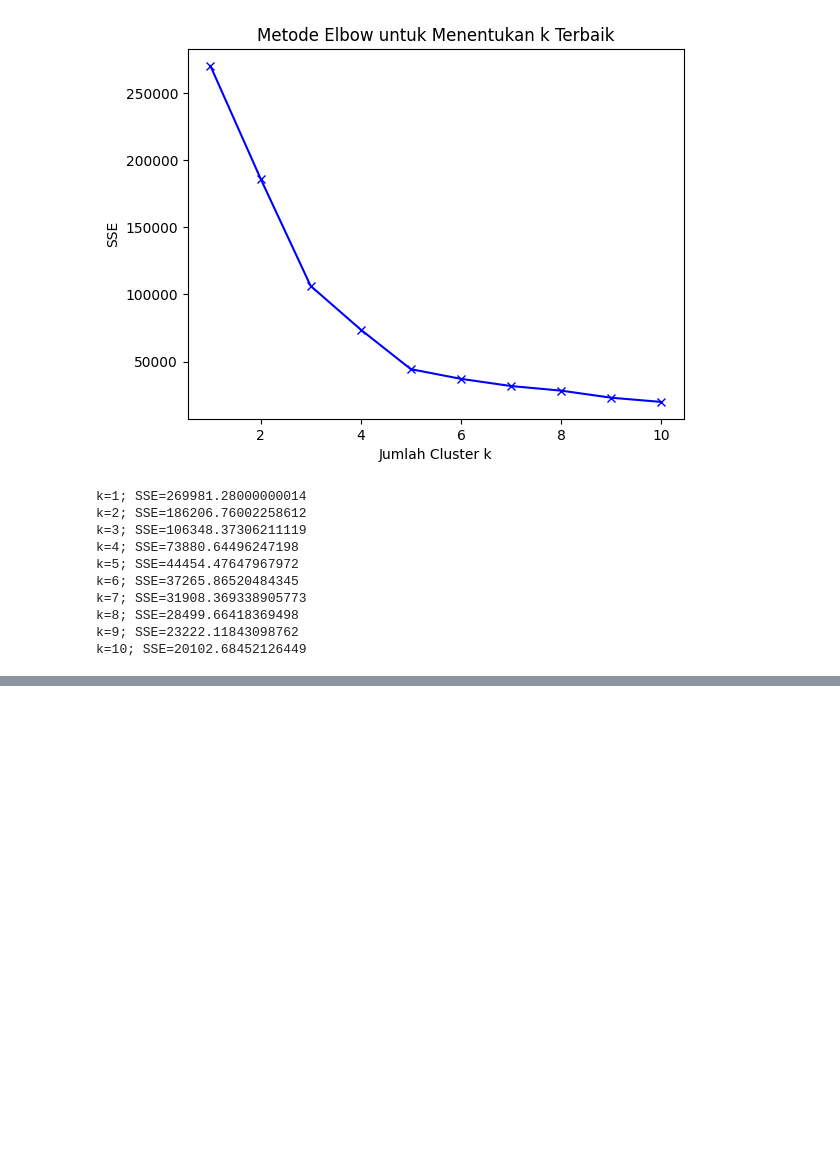
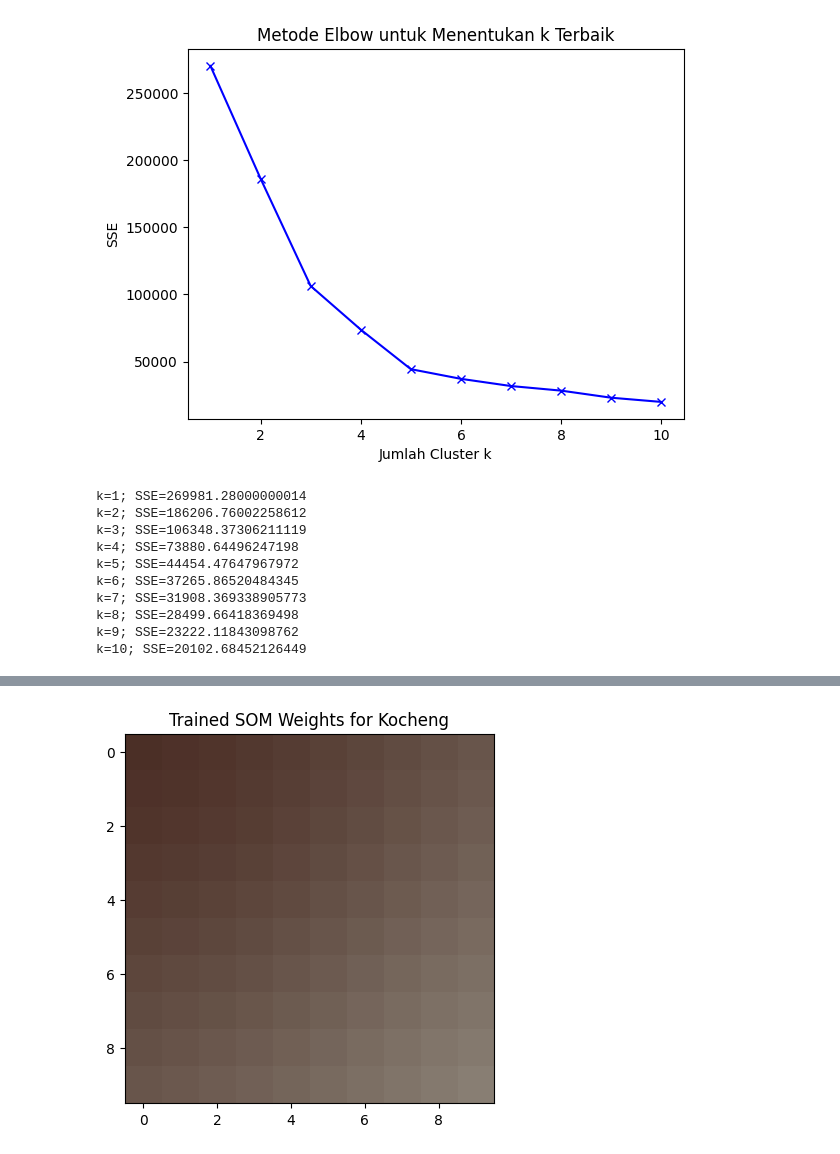
Before and after one commit to AfrizalDS/MachineLearning, a Jupyter notebook: Tugas.ipynb, the cells around one changed output, grey strips where cells are left out. Cells and saved outputs as stored; diff of their text form; code cells hidden in the pictures; blank space fills up the shorter version.

```diff
--- a/Tugas.ipynb
+++ b/Tugas.ipynb
@@ -101,0 +121,61 @@ k=10; SSE=20102.68452126449
+# %%
+
+# Fungsi untuk menginisialisasi bobot SOM
+def initialize_weights(input_shape, output_shape):
+    return np.random.rand(output_shape[0], output_shape[1], input_shape[2])
+
+# Fungsi untuk menghitung jarak antara vektor input dan bobot SOM
+def calculate_distance(input_vector, weights):
+    return np.linalg.norm(input_vector - weights, axis=2)
+
+# Fungsi untuk menemukan indeks unit pemenang (unit dengan bobot terdekat)
+def find_winner_unit_in_image(input_vector, weights):
+    distances = calculate_distance(input_vector, weights)
+    return np.unravel_index(np.argmin(distances), distances.shape)
+
+# Fungsi untuk memperbarui bobot SOM
+def update_weights(input_vector, weights, winner, learning_rate, neighborhood_radius):
+    distances = np.linalg.norm(np.indices(weights.shape[:2]).T - np.array(winner).reshape(1, -1), axis=2)
+    influence = np.exp(-distances / (2 * neighborhood_radius**2))
+    weights += learning_rate * influence[:, :, np.newaxis] * (input_vector - weights)
+
+# Fungsi untuk melatih SOM
+def train_som(image, num_epochs, initial_learning_rate, initial_neighborhood_radius):
+    input_shape = image.shape
+    som_shape = (10, 10, input_shape[2])  # Ukuran SOM sesuai dengan jumlah saluran warna
+    weights = initialize_weights(input_shape, som_shape)
+
+    for epoch in range(num_epochs):
+        # Update parameter pembelajaran dan radius tetangga
+        learning_rate = initial_learning_rate * np.exp(-epoch / num_epochs)
+        neighborhood_radius = initial_neighborhood_radius * np.exp(-epoch / num_epochs)
+        # Pemrosesan SOM
+        for i in range(input_shape[0]):
+            for j in range(input_shape[1]):
+                input_vector = image[i, j, :]
+                winner = find_winner_unit_in_image(input_vector, weights)
+                update_weights(input_vector, weights, winner, learning_rate, neighborhood_radius)
+
+    return weights
+
+
+
+from skimage import io, transform
+# Load citra Lenna (Anda bisa mengganti ini dengan citra lain jika diperlukan)
+img_path = "/content/drive/MyDrive/PCVK_IMAGE/kucing1.jpg"
+img = io.imread(img_path) / 255.0  # Normalisasi intensitas piksel menjadi rentang [0, 1]
+# Resize citra agar latih SOM lebih cepat (misalnya 64x64)
+img_resized = transform.resize(img, (64, 64))
+
+# Latih SOM
+num_epochs = 100
+initial_learning_rate = 0.1
+initial_neighborhood_radius = 5
+trained_weights = train_som(img_resized, num_epochs, initial_learning_rate, initial_neighborhood_radius)
+
+# Visualisasi bobot SOM
+plt.imshow(trained_weights)
+plt.title('Trained SOM Weights for Kocheng')
+plt.show()
+# %% [output]
+[figure, added]
```
Also changed, not shown: parts of 4 cells of this notebook.
